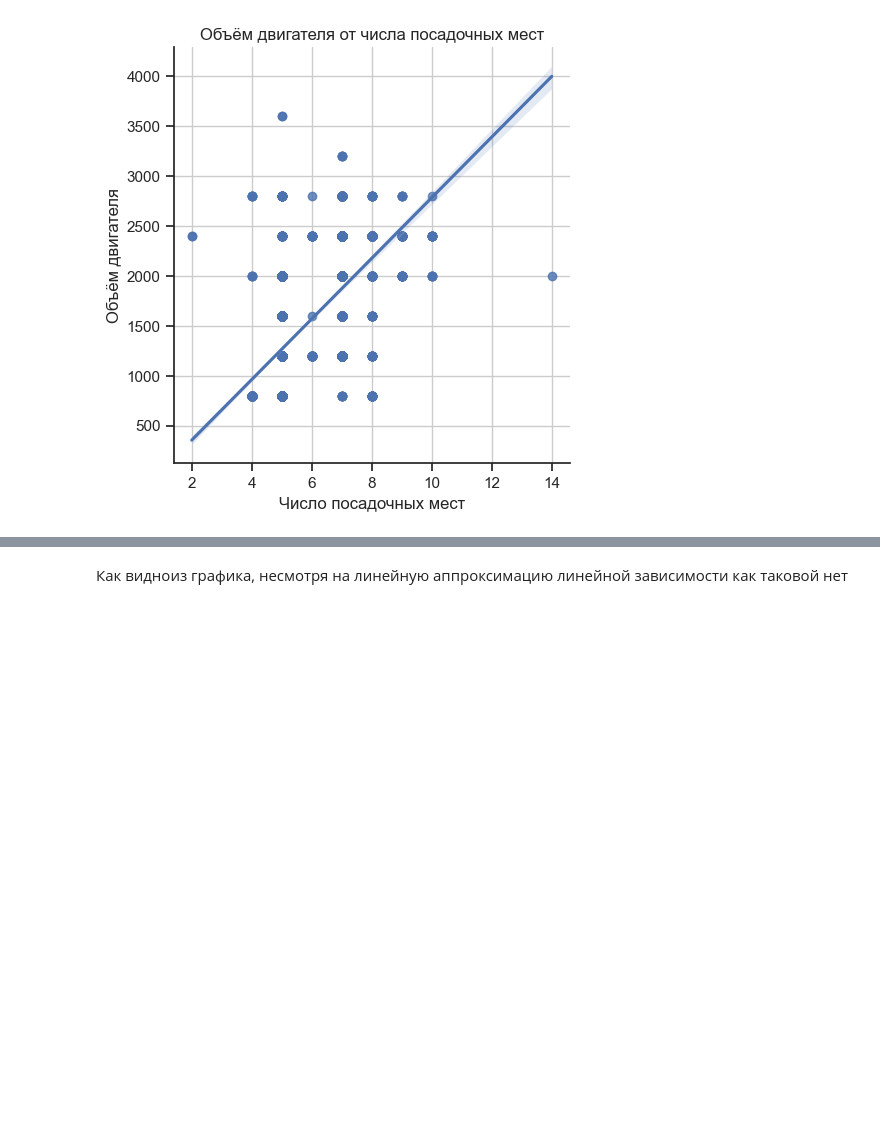
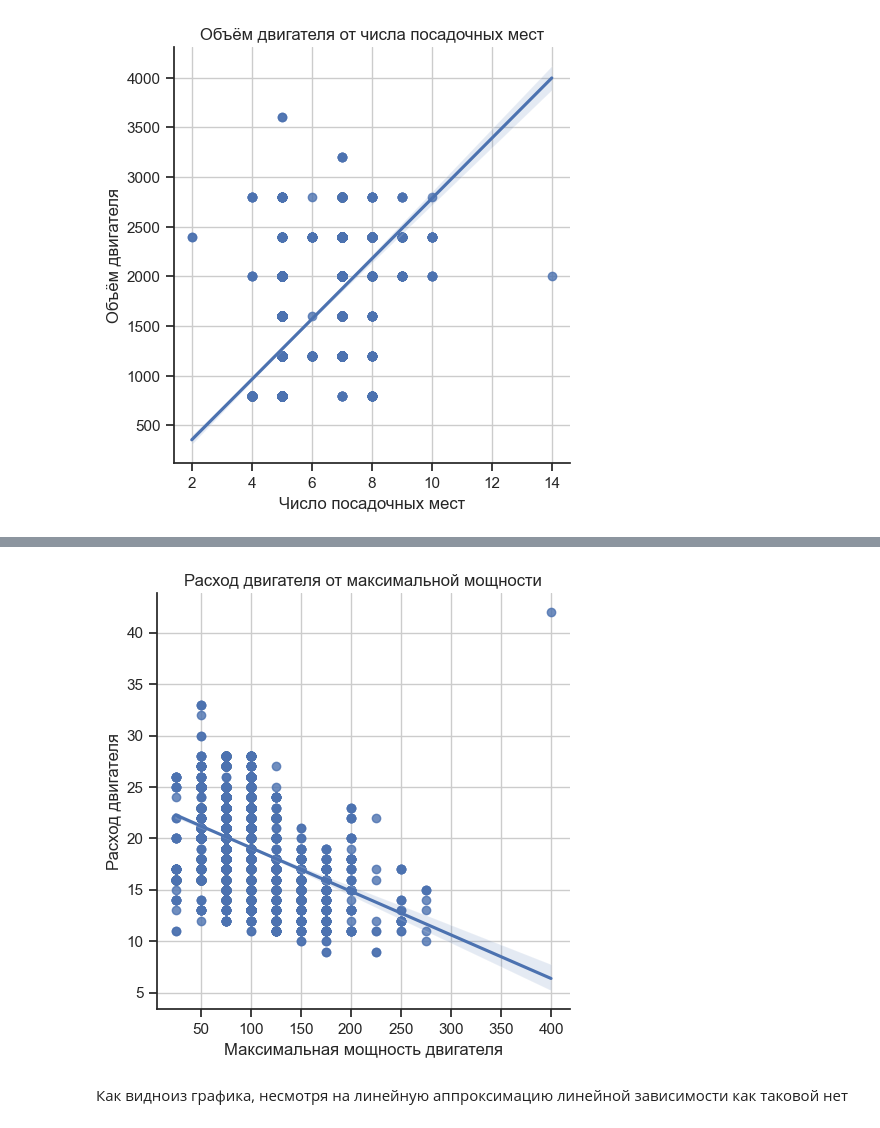
Before and after one commit to LlirikOknessu/tpu-8e21-ai-basis, a Jupyter notebook: Racheev/EDA_Racheev.ipynb, the cells around one changed output, grey strips where cells are left out. Cells and saved outputs as stored; diff of their text form; code cells hidden in the pictures; blank space fills up the shorter version.

```diff
--- a/Racheev/EDA_Racheev.ipynb
+++ b/Racheev/EDA_Racheev.ipynb
@@ -2983,3 +2993,13 @@ plt.show()
+# %%
+sns.set_theme(style="ticks")
+sns.lmplot(x='mpow_val_d', y='mlg_val_d', data=car_table[(car_table['mpow_val_d']!=0) & (car_table['mlg_val_d']!=0)], height=5)
+plt.title('Расход двигателя от максимальной мощности')
+plt.ylabel('Расход двигателя')
+plt.xlabel('Максимальная мощность двигателя') #Подпись для оси y
+plt.grid()
+plt.show()
+# %% [output]
+[figure, added]
 # %% [markdown]
 Как видноиз графика, несмотря на линейную аппроксимацию линейной зависимости как таковой нет
 # %% [markdown]
```
Also changed, not shown: parts of 3 cells of this notebook.
